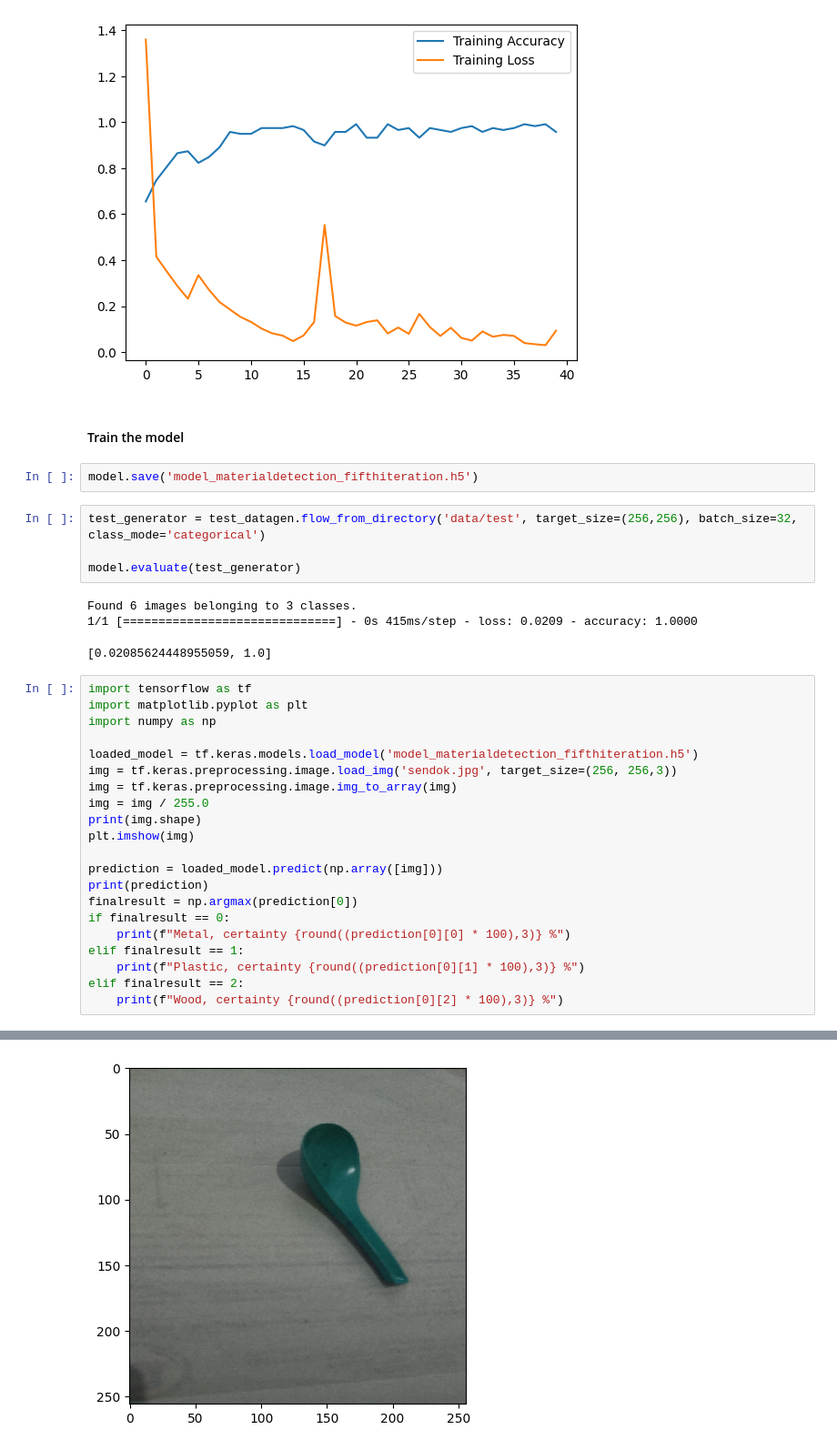
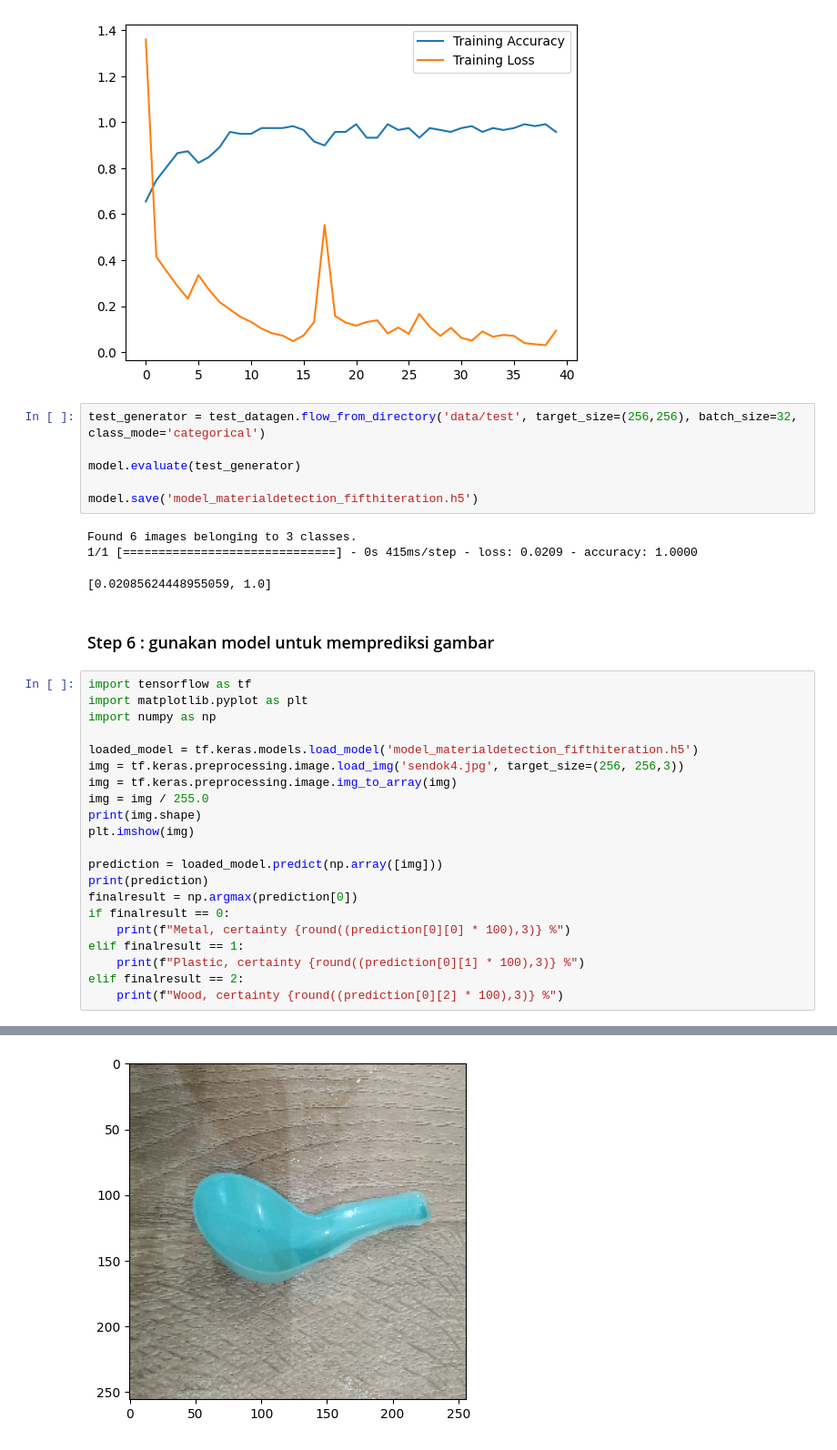
Before and after one commit to rif42/SpoonMaterialDetection_ImageProcessingFinalProject, a Jupyter notebook: MaterialDetection_mark2.ipynb, the cells around one changed output, grey strips where cells are left out. Shown at 91% size. Saved outputs shown, nothing was run; the diff lists cells and outputs as text.

```diff
--- a/MaterialDetection_mark2.ipynb
+++ b/MaterialDetection_mark2.ipynb
@@ -150,25 +128,25 @@ plt.legend()
 plt.show()
 # %% [output]
 [figure]
-# %% [markdown]
-#### Train the model
-# %%
-model.save('model_materialdetection_fifthiteration.h5')
 # %%
 test_generator = test_datagen.flow_from_directory('data/test', target_size=(256,256), batch_size=32, class_mode='categorical')
 
 model.evaluate(test_generator)
+
+model.save('model_materialdetection_fifthiteration.h5')
 # %% [output]
 Found 6 images belonging to 3 classes.
 1/1 [==============================] - 0s 415ms/step - loss: 0.0209 - accuracy: 1.0000
 [0.02085624448955059, 1.0]
+# %% [markdown]
+### Step 6 : gunakan model untuk memprediksi gambar
 # %%
 import tensorflow as tf
 import matplotlib.pyplot as plt
 import numpy as np
 
 loaded_model = tf.keras.models.load_model('model_materialdetection_fifthiteration.h5')
-img = tf.keras.preprocessing.image.load_img('sendok.jpg', target_size=(256, 256,3))
+img = tf.keras.preprocessing.image.load_img('sendok4.jpg', target_size=(256, 256,3))
 img = tf.keras.preprocessing.image.img_to_array(img)
 img = img / 255.0
 print(img.shape)
@@ -190,2 +169,2 @@ elif finalresult == 2:
 Plastic, certainty 100.0 %
-[figure, old version]
+[figure, new version]
```
Also changed, not shown: parts of 15 cells of this notebook, 4 other files.
